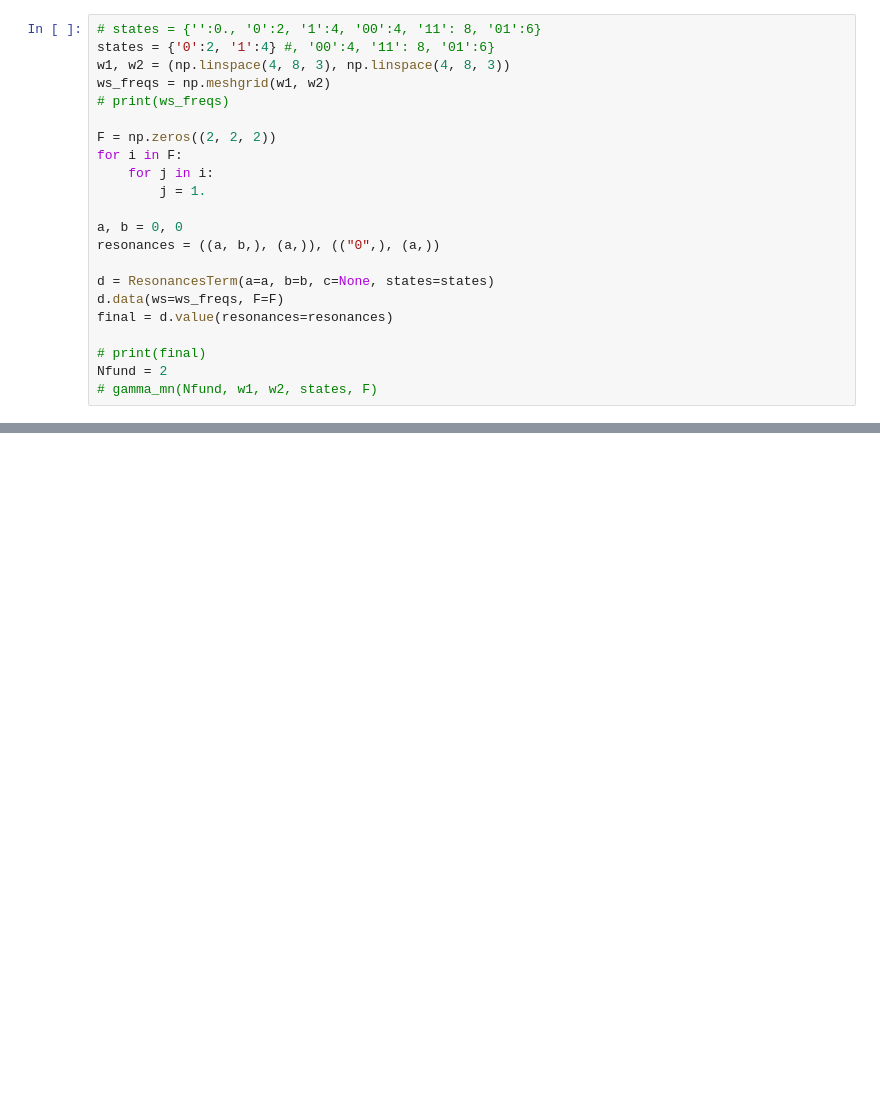
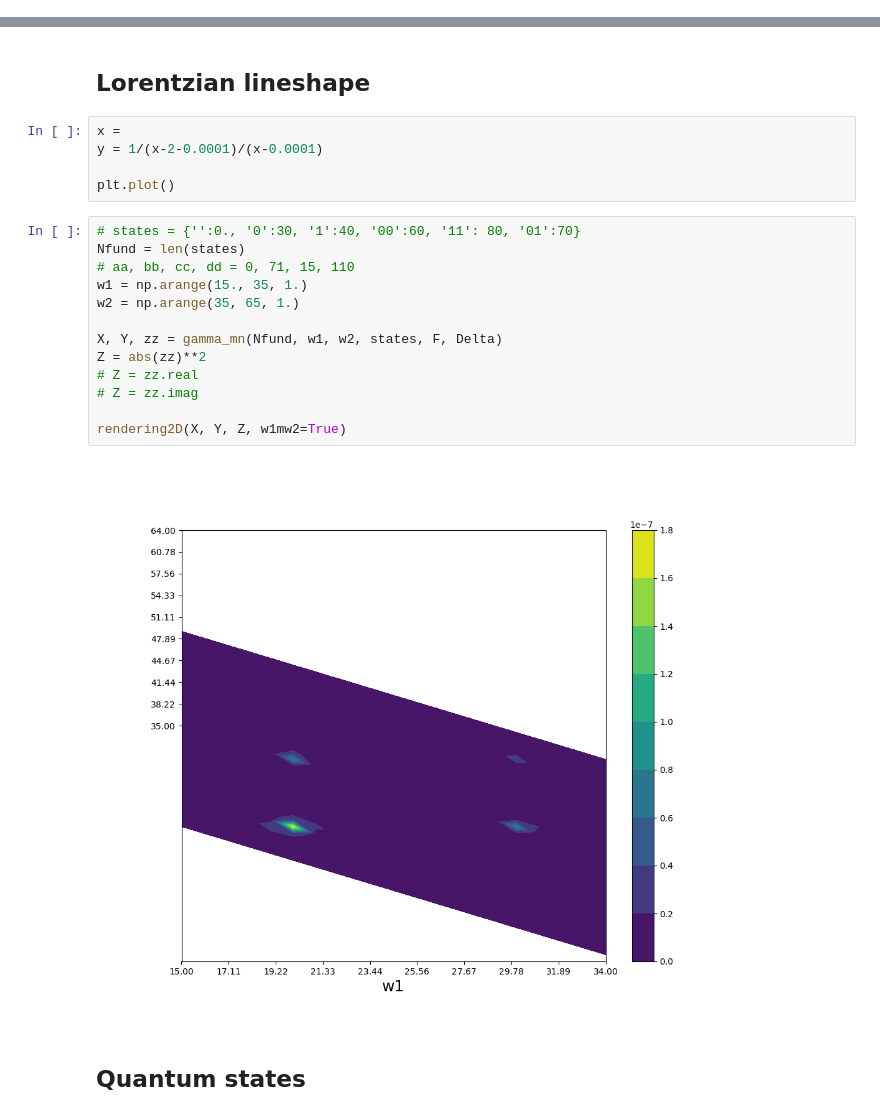
Before and after one commit to wilson-gv-project/wilson-gv, a Jupyter notebook: new_version.ipynb, the cells around one changed output, grey strips where cells are left out. Cells and saved outputs as stored; diff of their text form; blank space fills up the shorter version.

```diff
--- a/new_version.ipynb
+++ b/new_version.ipynb
@@ -86,22 +0,0 @@ class Resonance:
-# %%
-# states = {'':0., '0':2, '1':4, '00':4, '11': 8, '01':6}
-states = {'0':2, '1':4} #, '00':4, '11': 8, '01':6}
-w1, w2 = (np.linspace(4, 8, 3), np.linspace(4, 8, 3))
-ws_freqs = np.meshgrid(w1, w2)
-# print(ws_freqs)
-
-F = np.zeros((2, 2, 2))
-for i in F:
-    for j in i:
-        j = 1.
-
-a, b = 0, 0
-resonances = ((a, b,), (a,)), (("0",), (a,))
-
-d = ResonancesTerm(a=a, b=b, c=None, states=states)
-d.data(ws=ws_freqs, F=F)
-final = d.value(resonances=resonances)
-
-# print(final)
-Nfund = 2
-# gamma_mn(Nfund, w1, w2, states, F)
@@ -208,0 +347,24 @@ rendering2D(X, Y, Z)
+# %% [markdown]
+## Lorentzian lineshape
+# %%
+x =
+y = 1/(x-2-0.0001)/(x-0.0001)
+
+plt.plot()
+# %%
+# states = {'':0., '0':30, '1':40, '00':60, '11': 80, '01':70}
+Nfund = len(states)
+# aa, bb, cc, dd = 0, 71, 15, 110
+w1 = np.arange(15., 35, 1.)
+w2 = np.arange(35, 65, 1.)
+
+X, Y, zz = gamma_mn(Nfund, w1, w2, states, F, Delta)
+Z = abs(zz)**2
+# Z = zz.real
+# Z = zz.imag
+
+rendering2D(X, Y, Z, w1mw2=True)
+# %% [output]
+[figure, added]
+# %% [markdown]
+## Quantum states
```
Also changed, not shown: parts of 30 cells of this notebook, 7 other files.
